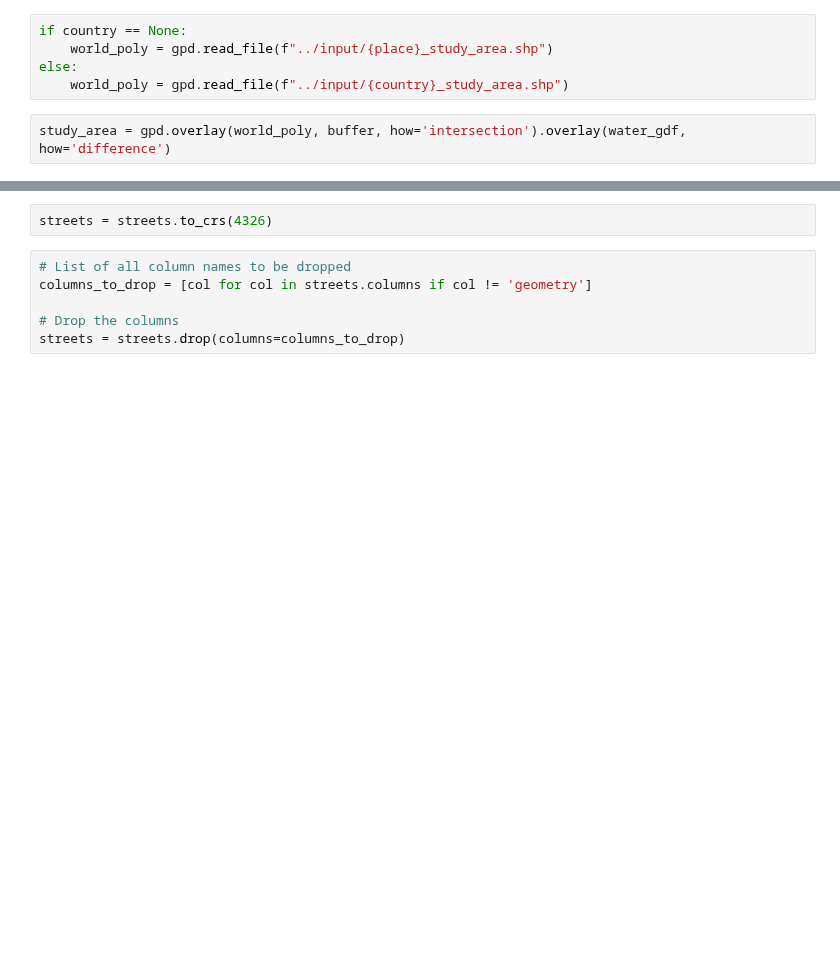
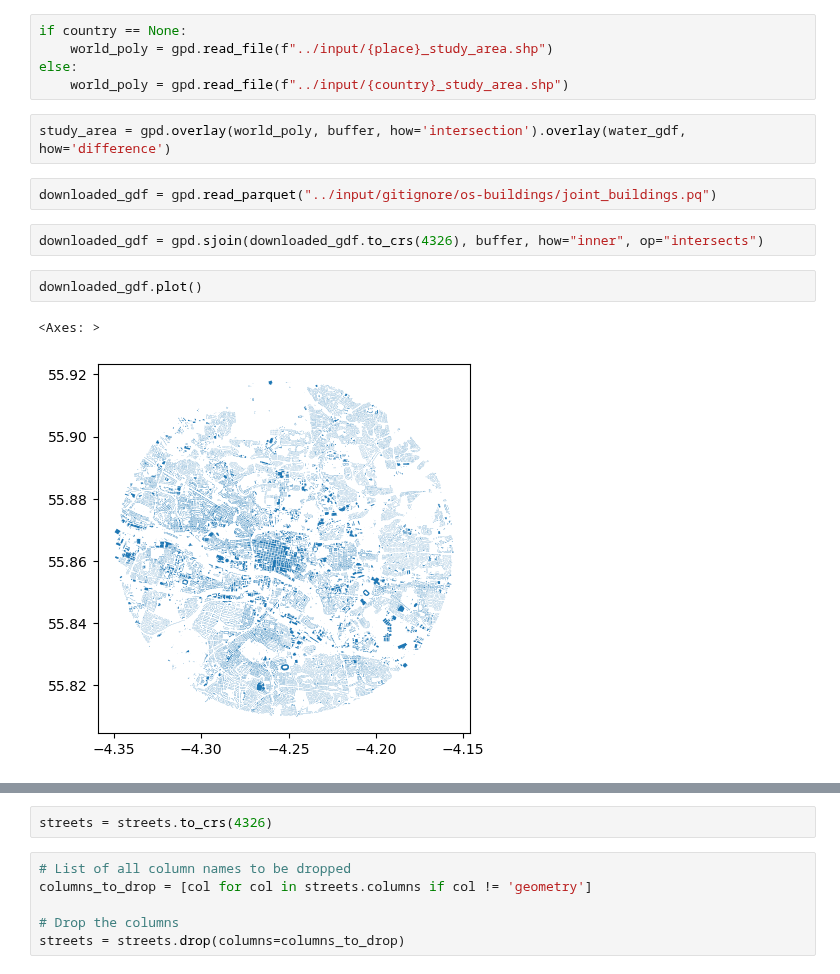
Before and after one commit to virgilxw/Morphology_model_v1, a Jupyter notebook: traditional_method/1_ordanance_survey.ipynb, the cells around one changed output, grey strips where cells are left out. Saved outputs shown, nothing was run; the diff lists cells and outputs as text; blank space fills up the shorter version.

```diff
--- a/traditional_method/1_ordanance_survey.ipynb
+++ b/traditional_method/1_ordanance_survey.ipynb
@@ -146,5 +71,14 @@ else:
     world_poly = gpd.read_file(f"../input/{country}_study_area.shp")
 # %%
 study_area = gpd.overlay(world_poly, buffer, how='intersection').overlay(water_gdf, how='difference')
+# %%
+downloaded_gdf = gpd.read_parquet("../input/gitignore/os-buildings/joint_buildings.pq")
+# %%
+downloaded_gdf = gpd.sjoin(downloaded_gdf.to_crs(4326), buffer, how="inner", op="intersects")
+# %%
+downloaded_gdf.plot()
+# %% [output]
+<Axes: >
+[figure, added]
 # %%
 streets = gpd.read_parquet("../input/gitignore/os-roads/merged_roads.parquet")
```
Also changed, not shown: parts of 9 cells of this notebook, 16 other files.
